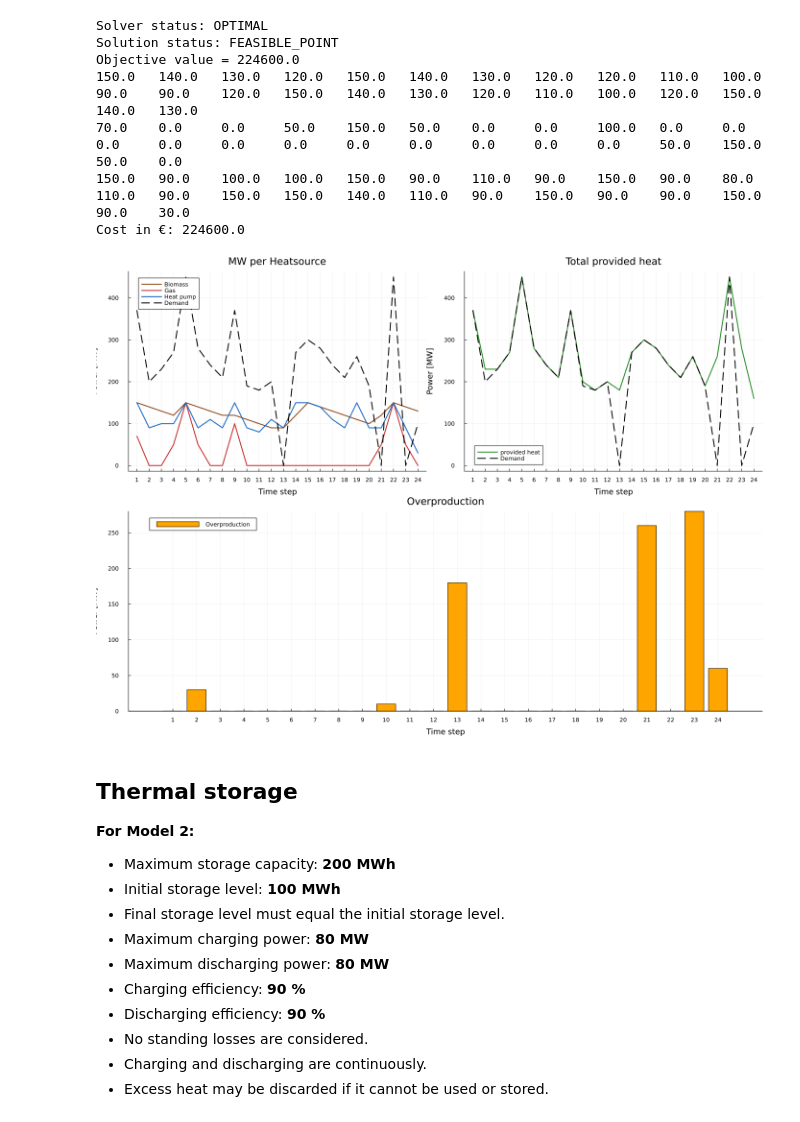
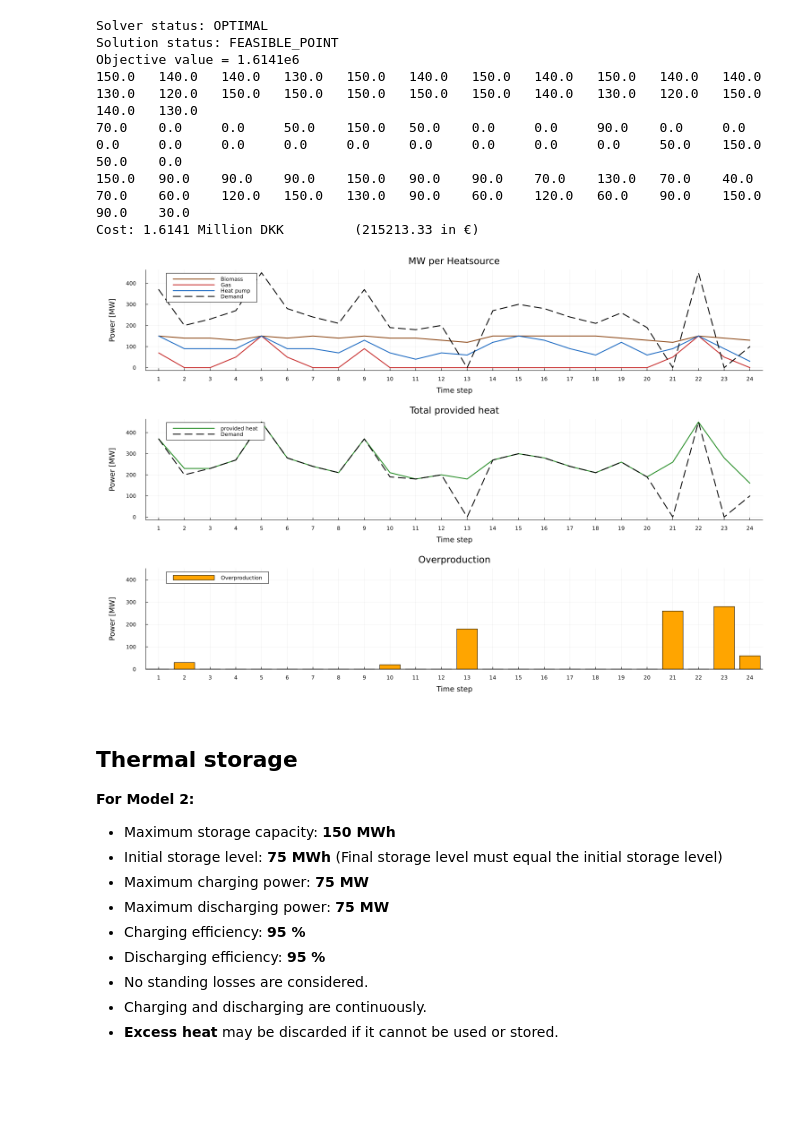
Before and after one commit to anschn05/KAKTI_optimizeHeat, a Jupyter notebook: Praesentation/optimizeHeat.ipynb, the cells around one changed output. Saved outputs shown, nothing was run; the diff lists cells and outputs as text; code cells hidden in the pictures; blank space fills up the shorter version.

```diff
--- a/Praesentation/optimizeHeat.ipynb
+++ b/Praesentation/optimizeHeat.ipynb
@@ -86,25 +91,27 @@ println("Solution status: ", primal_status(model1))
 ## Printing the solution
 println("Objective value = ", objective_value(model1))
 
-cost = 0
+cost1 = 0
 for j=1:M
     for i=1:N
         print(round(value(x1[j,i]),digits=2),"\t")
-        cost += value(x1[j,i])*c[j]
+        cost1 += value(x1[j,i])*c[j]
     end
     println()
 end
-
-println("Cost in €: ",round(cost,digits=2))
+cost_Euro = round(cost1/7.5,digits=2)
+println("Cost: ",cost1/1000000, " Million DKK \t (",cost_Euro, " in €)")
 # %% [output]
 Solver status: OPTIMAL
 Solution status: FEASIBLE_POINT
-Objective value = 224600.0
-150.0   140.0   130.0   120.0   150.0   140.0   130.0   120.0   120.0   110.0   100.0   90.0    90.0    120.0   150.0   140.0   130.0   120.0   110.0   100.0   120.0   150.0   140.0   130.0
-70.0    0.0     0.0     50.0    150.0   50.0    0.0     0.0     100.0   0.0     0.0     0.0     0.0     0.0     0.0     0.0     0.0     0.0     0.0     0.0     50.0    150.0   50.0    0.0
-150.0   90.0    100.0   100.0   150.0   90.0    110.0   90.0    150.0   90.0    80.0    110.0   90.0    150.0   150.0   140.0   110.0   90.0    150.0   90.0    90.0    150.0   90.0    30.0
-Cost in €: 224600.0
+Objective value = 1.6141e6
+150.0   140.0   140.0   130.0   150.0   140.0   150.0   140.0   150.0   140.0   140.0   130.0   120.0   150.0   150.0   150.0   150.0   150.0   140.0   130.0   120.0   150.0   140.0   130.0
+70.0    0.0     0.0     50.0    150.0   50.0    0.0     0.0     90.0    0.0     0.0     0.0     0.0     0.0     0.0     0.0     0.0     0.0     0.0     0.0     50.0    150.0   50.0    0.0
+150.0   90.0    90.0    90.0    150.0   90.0    90.0    70.0    130.0   70.0    40.0    70.0    60.0    120.0   150.0   130.0   90.0    60.0    120.0   60.0    90.0    150.0   90.0    30.0
+Cost: 1.6141 Million DKK         (215213.33 in €)
 # %%
+xmin = 0.5
+xmax = N + 0.5
 # Biomass - forest green
 # Gas - dark red
 # Heat pump - blue
@@ -119,7 +126,8 @@ p = plot( 1:N,
         lw=2 ,
         title="MW per Heatsource",
         xticks=1:N,
-        grid=true)
+        grid=true,
+        xlims = (xmin,xmax))
 plot!(p, 1:N,
         d,
         label="Demand",
@@ -139,56 +147,66 @@ p_total = plot(1:N, total, label="provided heat", lw=2,
         title="Total provided heat",
         color="#228B22",
         xticks=1:N,
-        grid=true )
+        grid=true,
+        xlims = (xmin,xmax),
+        legend=:topleft)
 plot!(p_total, 1:N, d,   label="Demand", lw=2, linestyle=:dash,color=:black)
 
 xlabel!(p_total, "Time step")
 ylabel!(p_total, "Power [MW]")
 
 # 3. OVERPRODUCTION
+ymax = maximum(d)
 overproduction = max.(total .- d, 0)
+
 p_overproduction = bar(1:N,
     overproduction,
     label="Overproduction",
     color=:orange,
     xlabel="Time step",
     ylabel="Power [MW]",
     title="Overproduction",
     xticks=1:N,
-    grid=true)
+    ylims=(0,ymax),
+    grid=true,
+    xlims = (xmin,xmax),
+    legend=:topleft)
 
 hline!(
     p_overproduction,
     [0],
     color=:black,
     lw=1,
     label="")
 
 p_combined = plot( p,p_total,p_overproduction,
     layout=@layout([
-        a b
+        a
+        b
         e
     ]),
-    size=(1400,1000))
+    link=:x,
+    left_margin=12mm,
+    bottom_margin=8mm,
+    size=(1500,1000))
 
 display(p_combined)
 # %% [output]
-[figure, old version]
+[figure, new version]
 # %% [markdown]
 
 ## Thermal storage
 
 **For Model 2:**
 
-- Maximum storage capacity: **200 MWh**
-- Initial storage level: **100 MWh**
-- Final storage level must equal the initial storage level.
-- Maximum charging power: **80 MW**
-- Maximum discharging power: **80 MW**
-- Charging efficiency: **90 %**
-- Discharging efficiency: **90 %**
+- Maximum storage capacity: **150 MWh**
+- Initial storage level: **75 MWh** (Final storage level must equal the initial storage level)
+- Maximum charging power: **75 MW**
+- Maximum discharging power: **75 MW**
+- Charging efficiency: **95 %**
+- Discharging efficiency: **95 %**
 - No standing losses are considered.
 - Charging and discharging are continuously.
-- Excess heat may be discarded if it cannot be used or stored.
+- **Excess heat** may be discarded if it cannot be used or stored.
 # %%
 # 2opt
```
Also changed, not shown: parts of 7 cells of this notebook, 1 other file.
